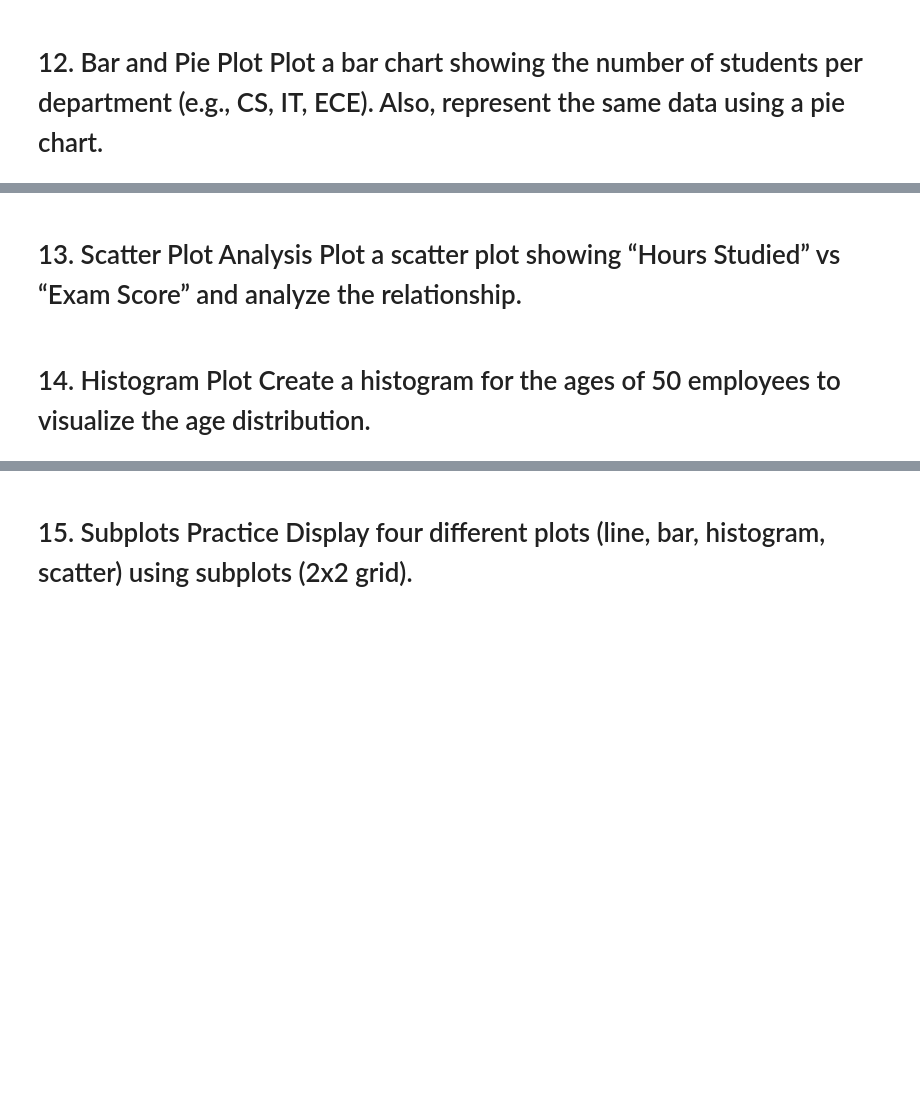
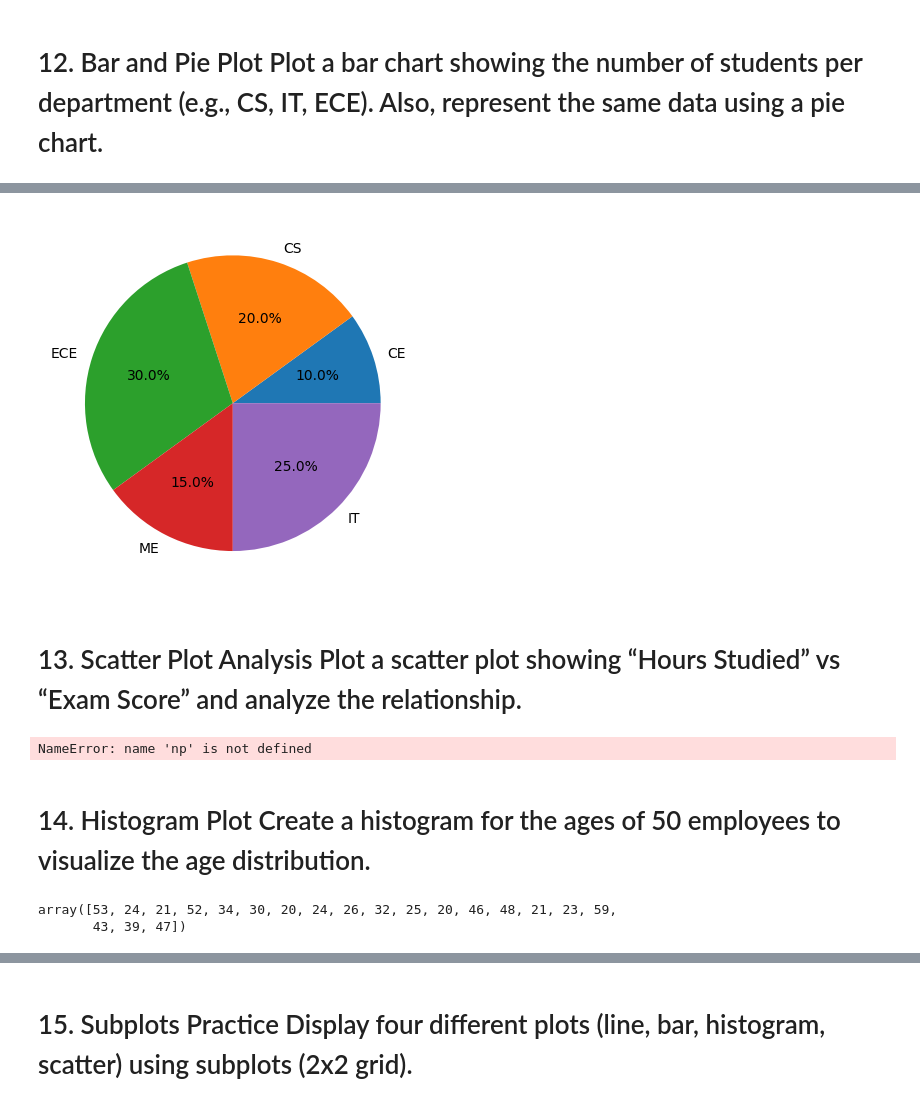
Before and after one commit to ayush1512/Programming-HPC, a Jupyter notebook: ML/Assignment_1.ipynb, the cells around one changed output, grey strips where cells are left out. Saved outputs shown, nothing was run; the diff lists cells and outputs as text; code cells hidden in the pictures; blank space fills up the shorter version.

```diff
--- a/ML/Assignment_1.ipynb
+++ b/ML/Assignment_1.ipynb
@@ -275,4 +375,25 @@ array([38, 72, 50, 60, 70, 33, 38, 50, 53, 67])
+# %%
+from collections import Counter
+cnt = Counter(branch)
+plt.pie(cnt.values(),labels=cnt.keys(),autopct='%1.1f%%')
+plt.show()
+# %% [output]
+[figure, added]
 # %% [markdown]
 # 13. Scatter Plot Analysis Plot a scatter plot showing “Hours Studied” vs “Exam Score” and analyze the relationship.
+# %%
+hrs = np.random.randint(0,24,size=(24))
+hrs.sort()
+marks = np.random.randint(33,99,size=(24))
+marks.sort()
+sns.scatterplot(x=hrs,y=marks)
+# %% [output]
+NameError: name 'np' is not defined
 # %% [markdown]
 # 14. Histogram Plot Create a histogram for the ages of 50 employees to visualize the age distribution.
+# %%
+age = np.random.randint(18,60,size=(20))
+age
+# %% [output]
+array([53, 24, 21, 52, 34, 30, 20, 24, 26, 32, 25, 20, 46, 48, 21, 23, 59,
+       43, 39, 47])
```
Also changed, not shown: parts of 43 cells of this notebook, 50 other files.
